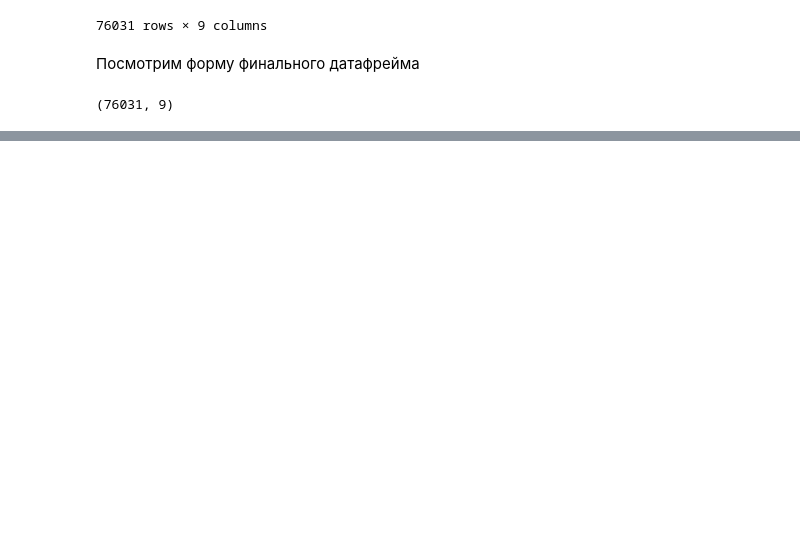
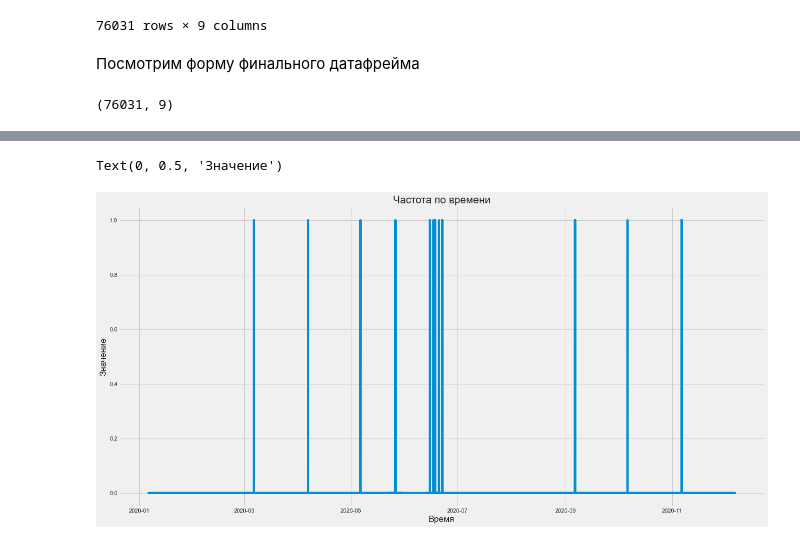
Before and after one commit to raptor72/compressors_voultage_trouble, a Jupyter notebook: compressors_analysis.ipynb, the cells around one changed output, grey strips where cells are left out. Cells and saved outputs as stored; diff of their text form; code cells hidden in the pictures; blank space fills up the shorter version.

Commit message:
Add graph

```diff
--- a/compressors_analysis.ipynb
+++ b/compressors_analysis.ipynb
@@ -165,0 +152,4 @@ df_fin.inde
+# %%
+df_fin.index
+df_fin["Время срабатывания"] = pd.to_datetime(df_fin['Время срабатывания'])
+df_fin["Время срабатывания"]
@@ -165,0 +181,8 @@ df_fin.inde
+# %%
+#df_fin_tf = df_fin
+df_fin["temp"] = df_fin.m0 == "ПУСК НЕВОЗМОЖЕН"
+#df["pop"] = np.where(df["pop"] > 2, 3.7 + df.index, df["pop"]*1.1)
+df_fin["temp"]
+
+# df["temp"] = df.state == "Ohio"
+# df["pop"] = np.where(df["pop"] > 2, 3.7 + df.index, df["pop"]*1.1)
@@ -165,0 +270,6 @@ df_fin.inde
+# %%
+df_fin["temp"] = df_fin.m0 == " ВКЛЮЧЕН"
+# df_fin["temp"] = np.where('PT-912	' in df_fin.m0, 1, 0)
+# df_fin["temp"] = np.where('Р' in df_fin.m0, 1, 0)
+#np.where(x > 0, 12, x)
+df_fin["temp"]
@@ -165,0 +296,6 @@ df_fin.inde
+# %%
+df_fin["temp"] = df_fin.m0 == " НЕТ НАПРЯЖЕНИЯ В СХЕМЕ УПРАВЛЕНИЯ"
+# df_fin["temp"] = np.where('PT-912	' in df_fin.m0, 1, 0)
+# df_fin["temp"] = np.where('Р' in df_fin.m0, 1, 0)
+#np.where(x > 0, 12, x)
+df_fin["temp"]
@@ -166,7 +338,9 @@ df_fin.inde
 # %%
-plt.style.use('fivethirtyeight')
 plt.figure(figsize=(20, 10))
-plt.plot(df_fin["Время срабатывания"], 1)
-plt.title("График мощности для каждого двигателя")
-plt.xlabel("Номер двигателя")
-plt.ylabel("Мощьность кВт")
+plt.plot(df_fin["Время срабатывания"], df_fin["temp"])
+plt.title("Частота по времени")
+plt.xlabel("Время")
+plt.ylabel("Значение")
+# %% [output]
+Text(0, 0.5, 'Значение')
+[figure, added]
```
Also changed, not shown: parts of 28 cells of this notebook.
